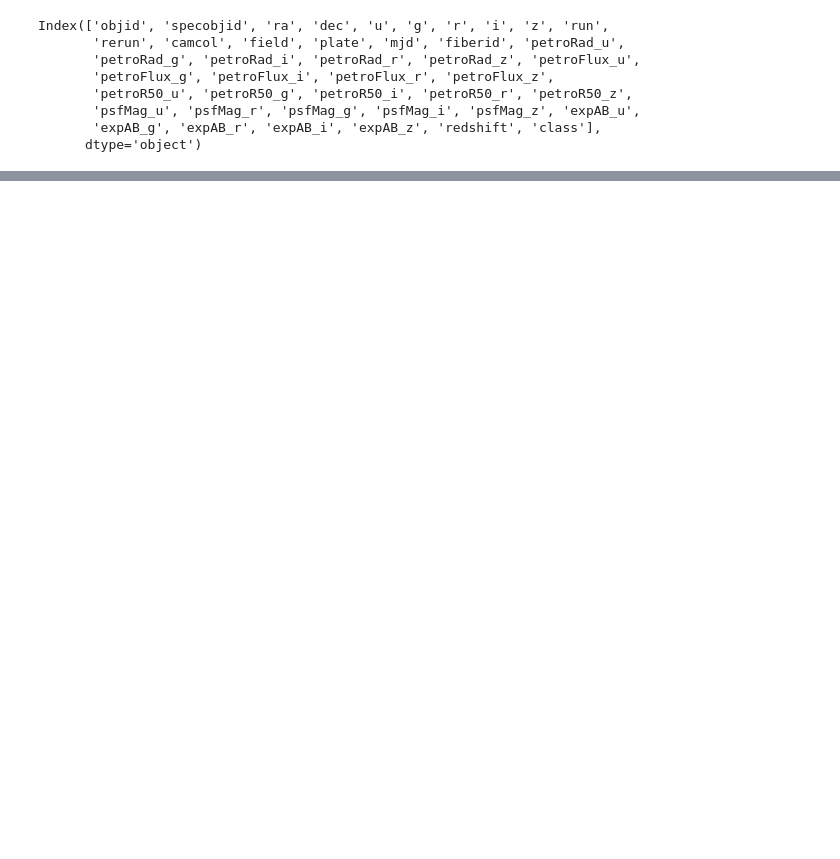
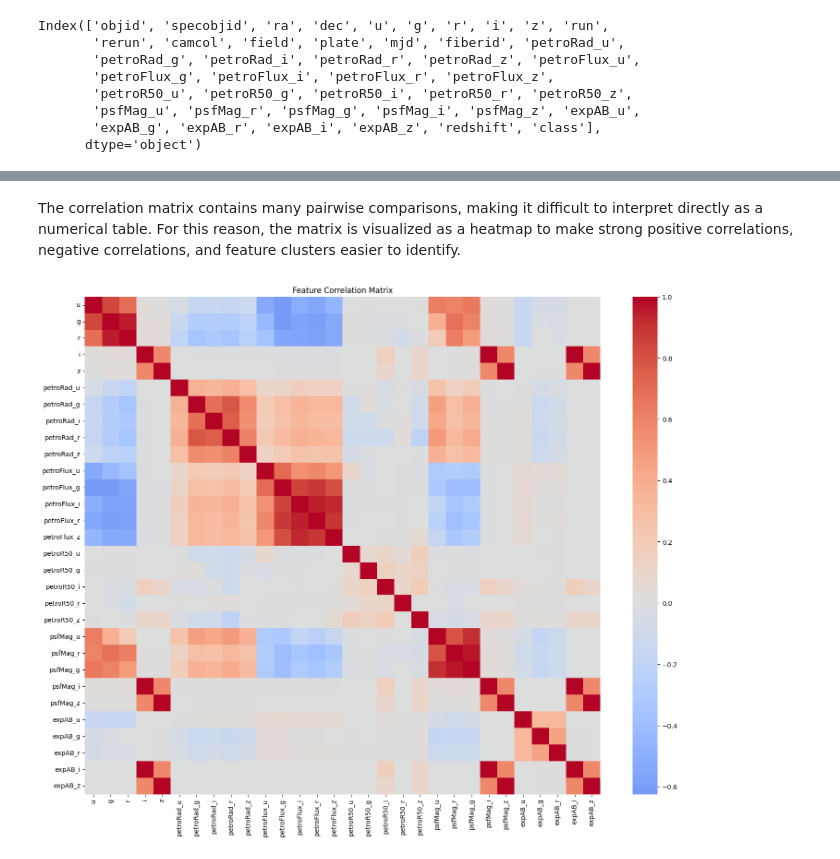
Before and after one commit to OmeedLodin/stellar-classification, a Jupyter notebook: notebooks/01_data_exploration.ipynb, the cells around one changed output, grey strips where cells are left out. Drawn from its saved outputs; the diff is of its cells as text; code cells hidden in the pictures; blank space fills up the shorter version.

Commit message:
Add correlation analysis

```diff
--- a/notebooks/01_data_exploration.ipynb
+++ b/notebooks/01_data_exploration.ipynb
@@ -87,0 +171,4 @@ The remaining photometric, structural, and spectroscopic features will be retain
+# %%
+corr_matrix = df.corr(numeric_only=True)
+
+corr_matrix
@@ -87,0 +194,20 @@ The remaining photometric, structural, and spectroscopic features will be retain
+# %% [markdown]
+The correlation matrix contains many pairwise comparisons, making it difficult to interpret directly as a numerical table. For this reason, the matrix is visualized as a heatmap to make strong positive correlations, negative correlations, and feature clusters easier to identify.
+# %%
+import seaborn as sns
+import matplotlib.pyplot as plt
+
+plt.figure(figsize=(18, 14))
+
+sns.heatmap(
+    corr_matrix,
+    cmap='coolwarm',
+    center=0
+)
+
+plt.title("Feature Correlation Matrix")
+plt.savefig("../plots/correlation_heatmap.png", dpi=300, bbox_inches='tight')
+
+plt.show()
+# %% [output]
+[figure, added]
```
Also changed, not shown: parts of 19 cells of this notebook, 5 other files.
